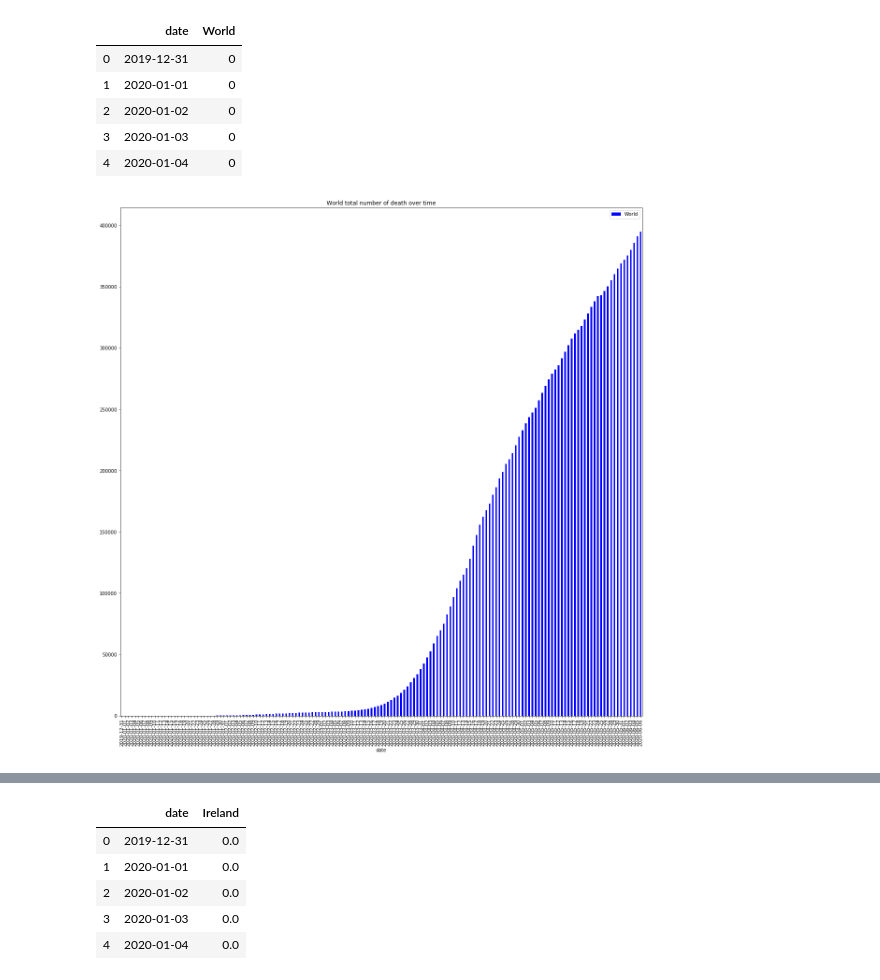
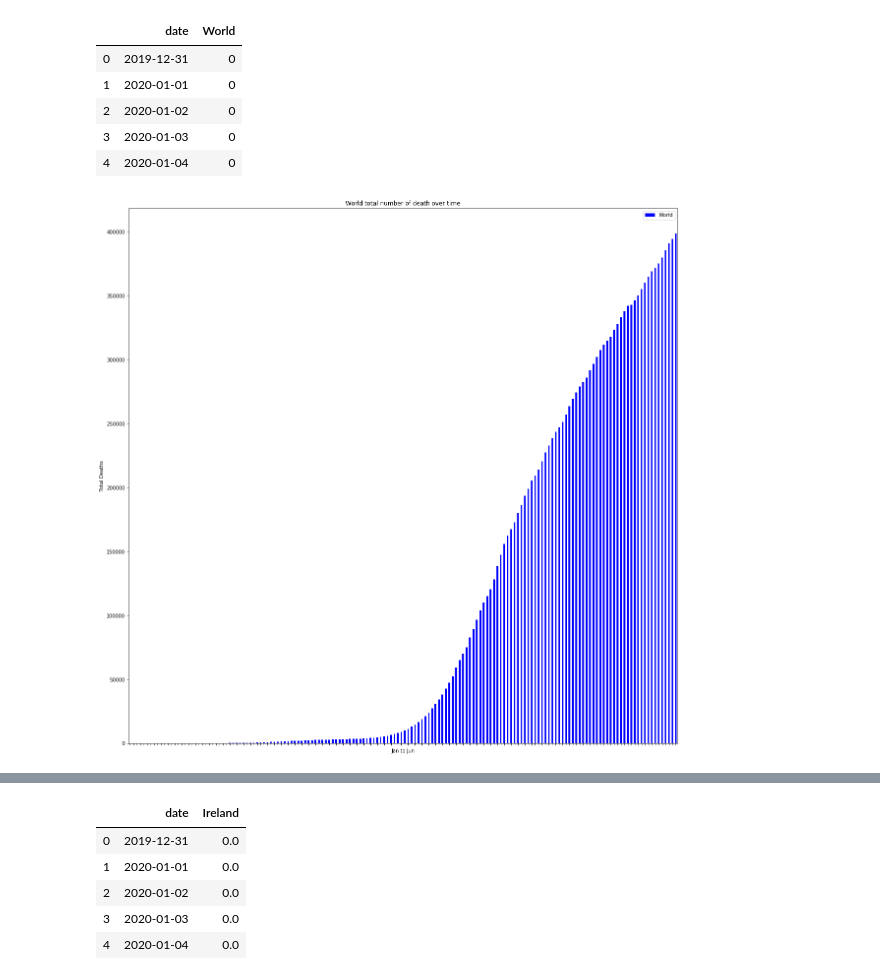
Before and after one commit to mfaherty/ca4_pandas, a Jupyter notebook: ca4.ipynb, the cells around one changed output, grey strips where cells are left out. Saved outputs shown, nothing was run; the diff lists cells and outputs as text; code cells hidden in the pictures.

```diff
--- a/ca4.ipynb
+++ b/ca4.ipynb
@@ -78,8 +78,12 @@ new_deaths_world.head(5)
 # %%
 #### ----- Step 3 (Plot data)----
 plt.rcParams["figure.figsize"]=20,20 # make plaot larger
 ax1 = plt.gca()
 total_deaths_world.plot(kind = 'bar', title= "World total number of death over time", x = 'date', y = 'World', color = 'blue', ax = ax1)
+plt.xlabel("Jan to Jun")
+plt.ylabel("Total Deaths")
+ax1.set_xticklabels([])
+plt.savefig('World_Total_Numbers_deaths_overtime.png')
 plt.show()
 # %% [output]
-[figure, old version]
+[figure, new version]
```
Also changed, not shown: parts of 43 cells of this notebook.
